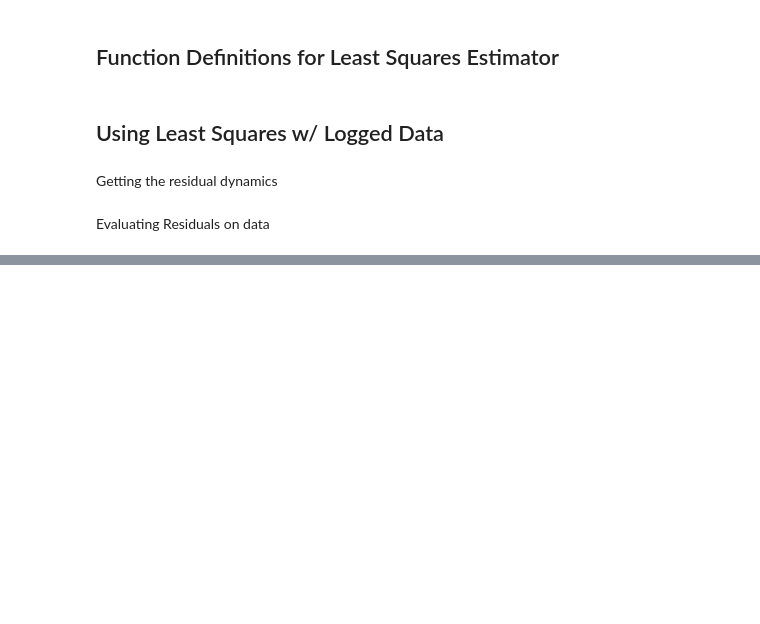
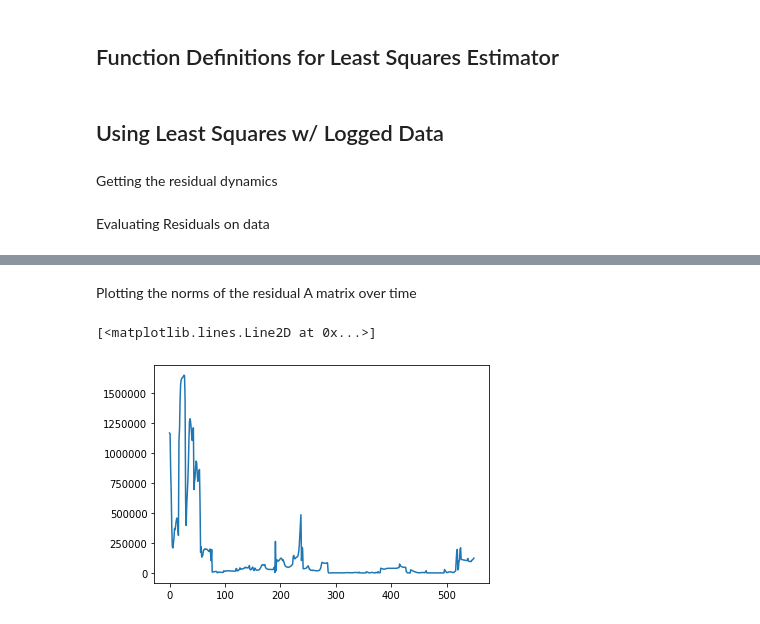
Before and after one commit to Hersh500/dairlib, a Jupyter notebook: lstsq_debugging.ipynb, the cells around one changed output, grey strips where cells are left out. Saved outputs shown, nothing was run; the diff lists cells and outputs as text; code cells hidden in the pictures; blank space fills up the shorter version.

```diff
--- a/lstsq_debugging.ipynb
+++ b/lstsq_debugging.ipynb
@@ -268,0 +268,20 @@ ax.legend(["Errors with residual", "Error with nominal"])
+# %% [markdown]
+Plotting the norms of the residual A matrix over time
+# %%
+T = 50
+dynamics = [LinearDynamics(A, B, b)] # TODO: add the other stance mode to this
+modes = [0 for i in range(T)]
+derivs = [(states[t+1] - states[t]) * 2000 for t in range(len(states)-1)]
+states_and_steps = np.hstack([states, foot_locs])
+norms = []
+for i in range(0, 600 - T):
+    residual_dynamics = dense_residual_estimator(states_and_steps[i:i+T],
+                                                 inputs[i:i+T],
+                                                 derivs[i:i+T],
+                                                 modes, dynamics)
+    norms.append(np.linalg.norm(residual_dynamics.A, ord = "fro"))
+
+plt.plot(norms)
+# %% [output]
+[<matplotlib.lines.Line2D at 0x...>]
+[figure, added]
```
Also changed, not shown: parts of 4 cells of this notebook.
